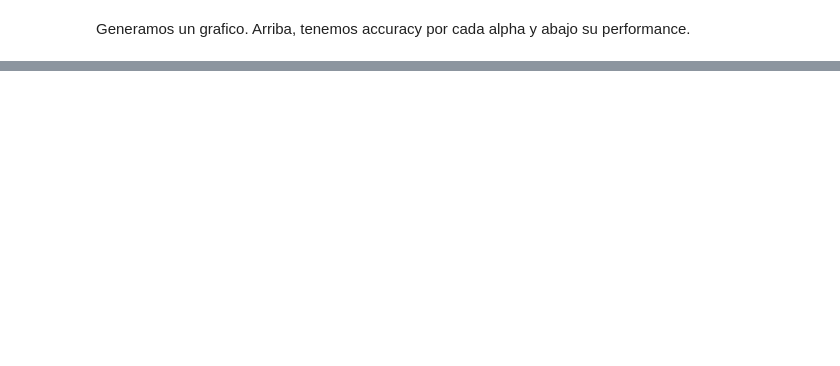
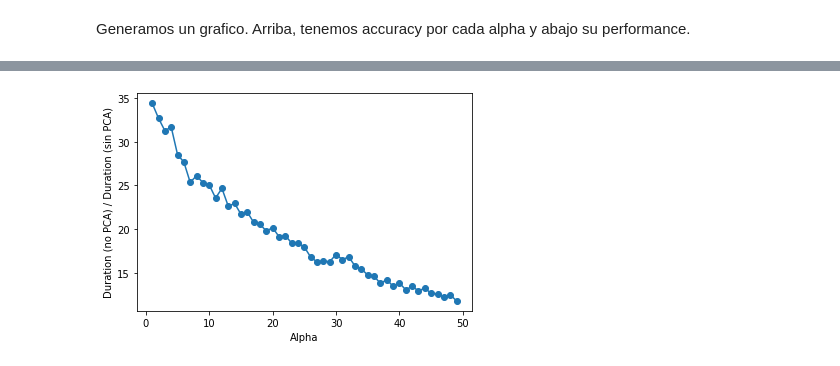
Before and after one commit to pdbruno/metnum-tp2, a Jupyter notebook: experimentacion/best_alpha.ipynb, the cells around one changed output, grey strips where cells are left out. Drawn from its saved outputs; the diff is of its cells as text; code cells hidden in the pictures; blank space fills up the shorter version.

```diff
--- a/experimentacion/best_alpha.ipynb
+++ b/experimentacion/best_alpha.ipynb
@@ -152,8 +148,10 @@ end = time.process_time()
 # %%
 performance = pd.Series(performance)
 noPCA_performance = end-start
 plt.figure()
-plt.xlabel("alfa")
+plt.xlabel("Alpha")
 plt.ylabel("Duration (no PCA) / Duration (sin PCA)")
-plt.plot(range(1,50,1),abs(noPCA_performance / performance * 100))
-plt.show(
+plt.plot(range(1,50,1),noPCA_performance / performance, '-o')
+plt.show()
+# %% [output]
+[figure, added]
```
Also changed, not shown: parts of 4 cells of this notebook.
